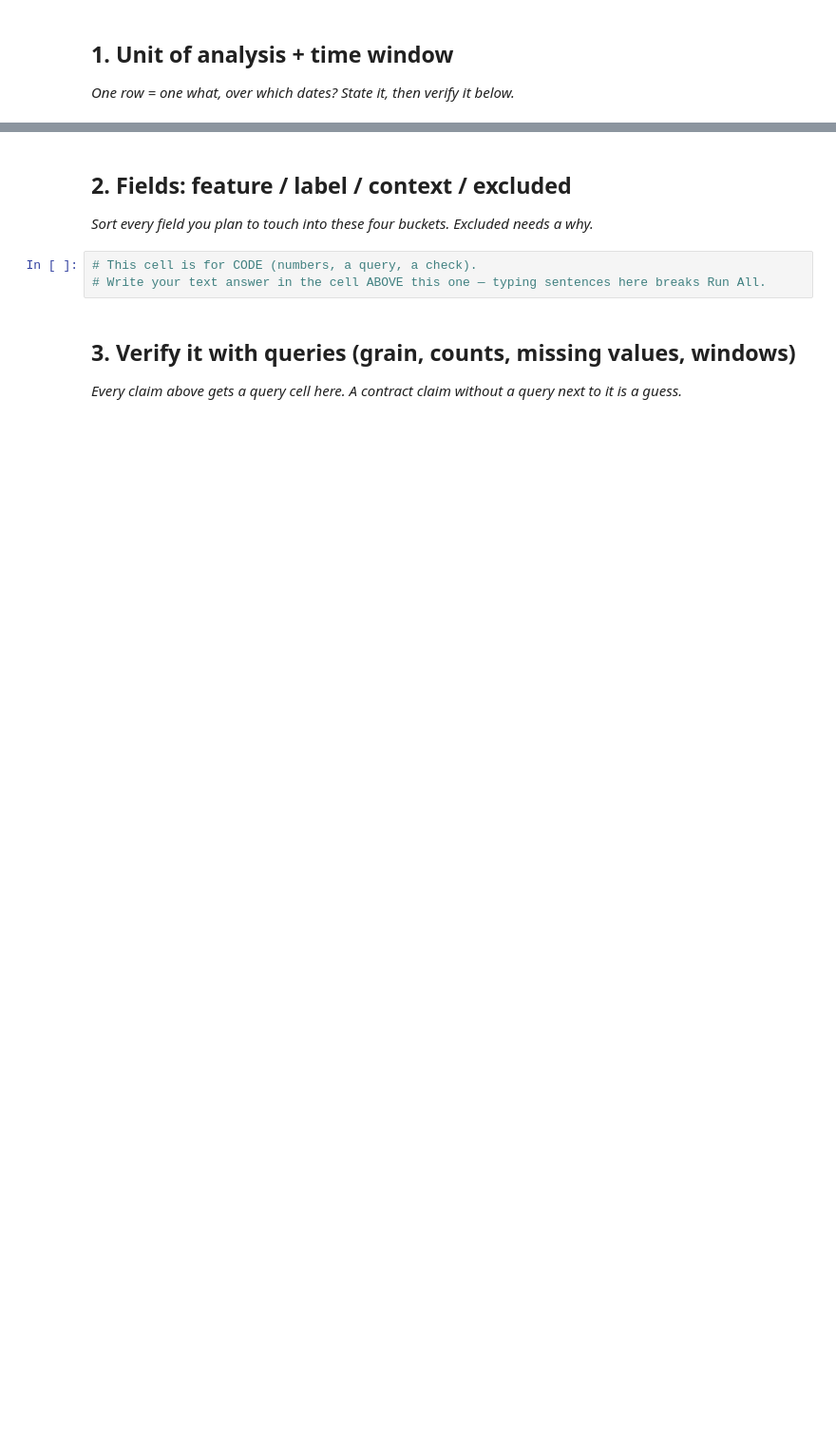
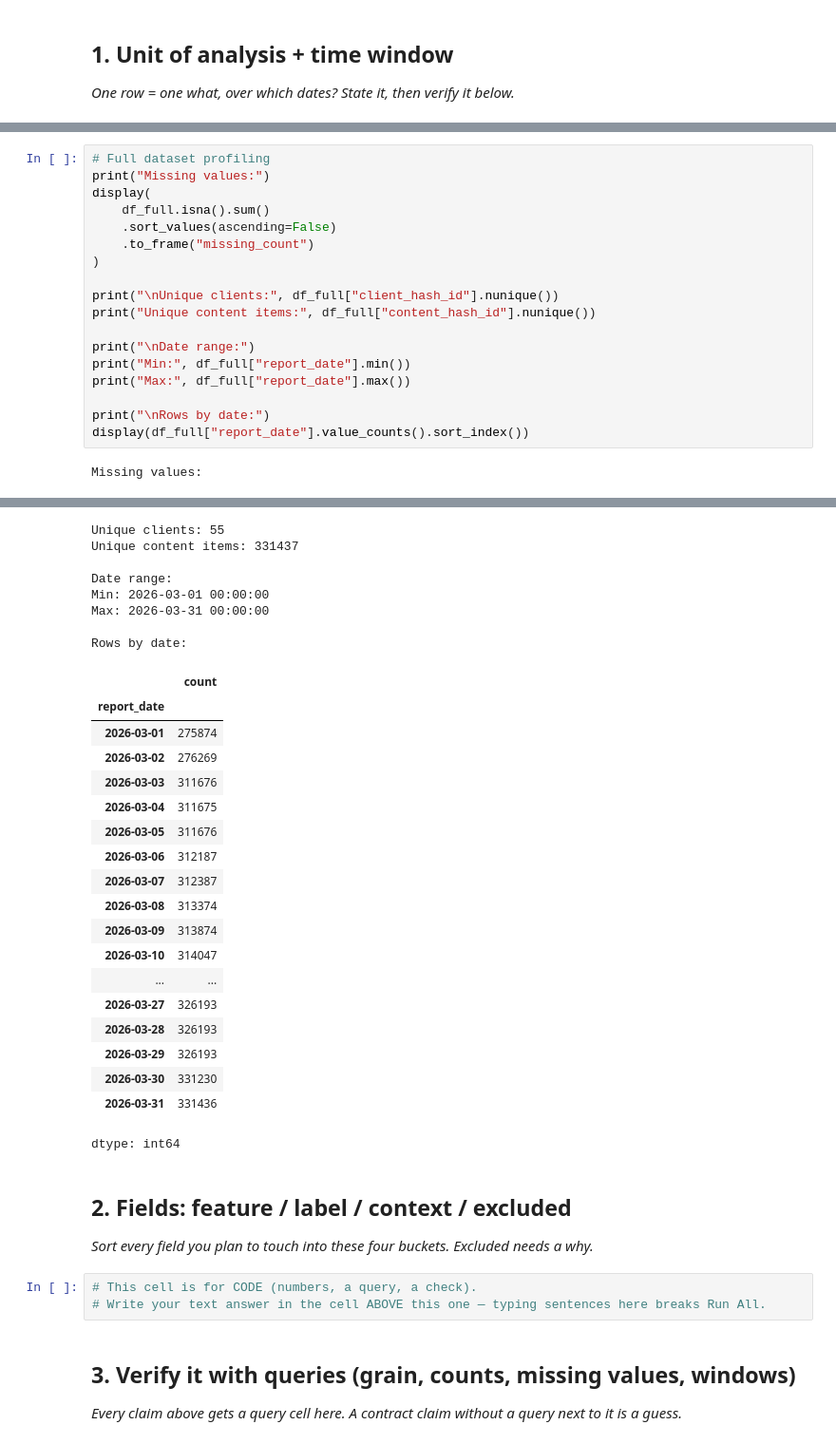
Before and after one commit to usmanCh129/flyrank-ml-internship, a Jupyter notebook: work/notebooks/w03_data_contract.ipynb, the cells around one changed output, grey strips where cells are left out. Shown at 95% size. Cells and saved outputs as stored; diff of their text form; blank space fills up the shorter version.

```diff
--- a/work/notebooks/w03_data_contract.ipynb
+++ b/work/notebooks/w03_data_contract.ipynb
@@ -15,0 +153,20 @@ This skeleton is yours to fill. Work the sections **in order** — each one has
+# %%
+# Full dataset profiling
+print("Missing values:")
+display(
+    df_full.isna().sum()
+    .sort_values(ascending=False)
+    .to_frame("missing_count")
+)
+
+print("\nUnique clients:", df_full["client_hash_id"].nunique())
+print("Unique content items:", df_full["content_hash_id"].nunique())
+
+print("\nDate range:")
+print("Min:", df_full["report_date"].min())
+print("Max:", df_full["report_date"].max())
+
+print("\nRows by date:")
+display(df_full["report_date"].value_counts().sort_index())
+# %% [output]
+Missing values:
@@ -16,3 +190,30 @@ This skeleton is yours to fill. Work the sections **in order** — each one has
+Unique clients: 55
+Unique content items: 331437
+
+Date range:
+Min: 2026-03-01 00:00:00
+Max: 2026-03-31 00:00:00
+
+Rows by date:
+|  | count |
+| report_date |  |
+| 2026-03-01 | 275874 |
+| 2026-03-02 | 276269 |
+| 2026-03-03 | 311676 |
+| 2026-03-04 | 311675 |
+| 2026-03-05 | 311676 |
+| 2026-03-06 | 312187 |
+| 2026-03-07 | 312387 |
+| 2026-03-08 | 313374 |
+| 2026-03-09 | 313874 |
+| 2026-03-10 | 314047 |
+| ... | ... |
+| 2026-03-27 | 326193 |
+| 2026-03-28 | 326193 |
+| 2026-03-29 | 326193 |
+| 2026-03-30 | 331230 |
+| 2026-03-31 | 331436 |
+dtype: int64
 # %% [markdown]
 ## 2. Fields: feature / label / context / excluded
 
```
Also changed, not shown: parts of 12 cells of this notebook.
